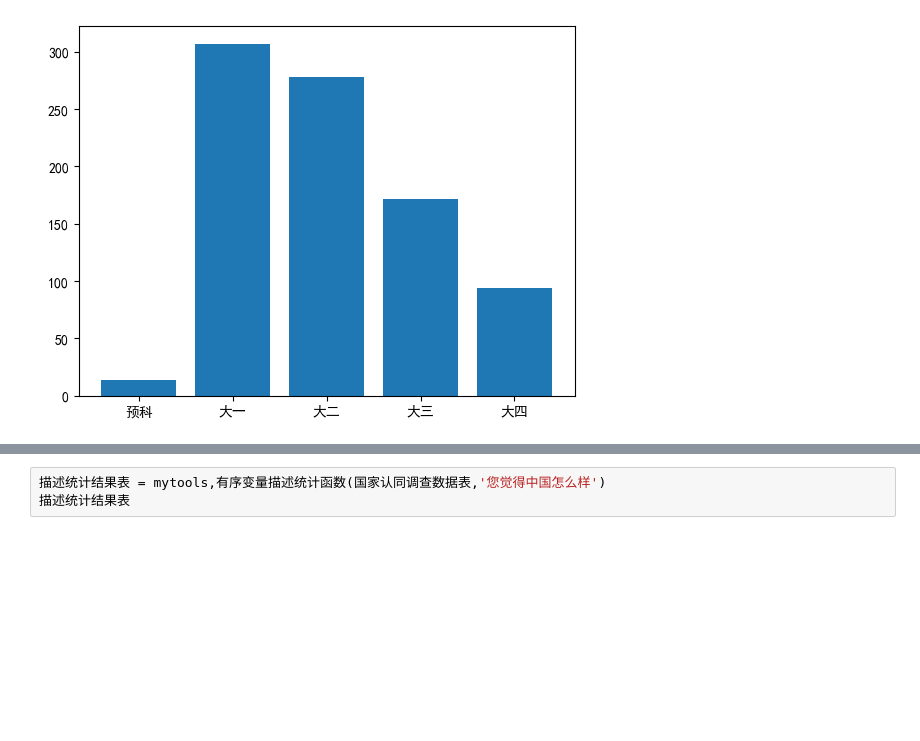
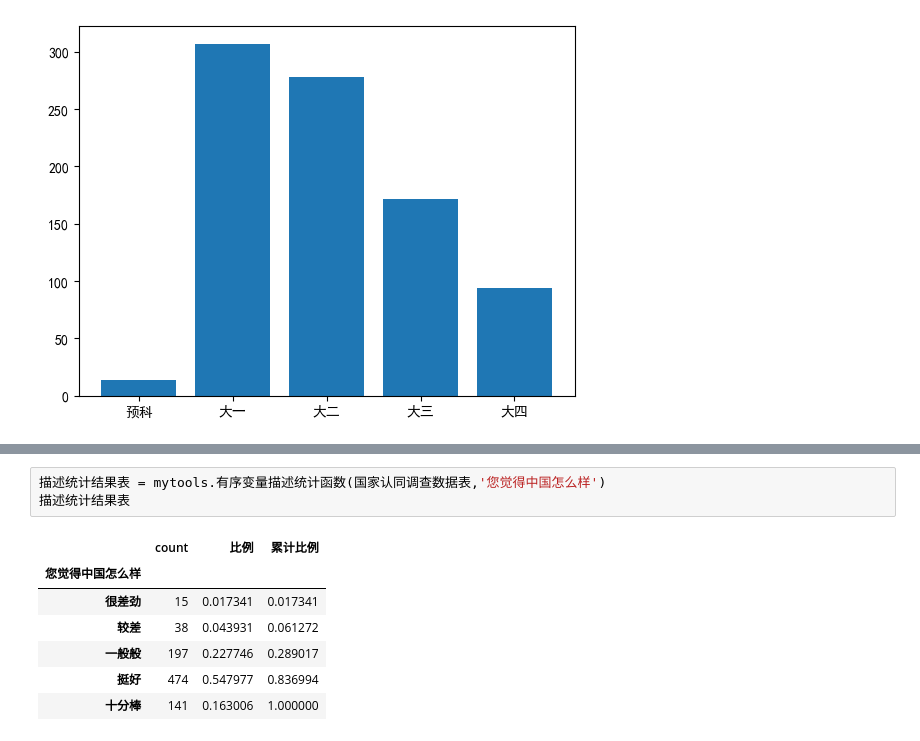
Before and after one commit to Xuyanli-Hub/xuyanli, a Jupyter notebook: output/description.ipynb, the cells around one changed output, grey strips where cells are left out. Saved outputs shown, nothing was run; the diff lists cells and outputs as text; blank space fills up the shorter version.

```diff
--- a/output/description.ipynb
+++ b/output/description.ipynb
@@ -103,6 +111,14 @@ mytools,绘制直方图(描述统计结果表)
 # %%
-描述统计结果表 = mytools,有序变量描述统计函数(国家认同调查数据表,'您觉得中国怎么样')
+描述统计结果表 = mytools.有序变量描述统计函数(国家认同调查数据表,'您觉得中国怎么样')
 描述统计结果表
+# %% [output]
+|  | count | 比例 | 累计比例 |
+| 您觉得中国怎么样 |  |  |  |
+| 很差劲 | 15 | 0.017341 | 0.017341 |
+| 较差 | 38 | 0.043931 | 0.061272 |
+| 一般般 | 197 | 0.227746 | 0.289017 |
+| 挺好 | 474 | 0.547977 | 0.836994 |
+| 十分棒 | 141 | 0.163006 | 1.000000 |
 # %%
 x = df_result.index
 y = df_result['count'].values
```
Also changed, not shown: parts of 4 cells of this notebook, 1 other file.
